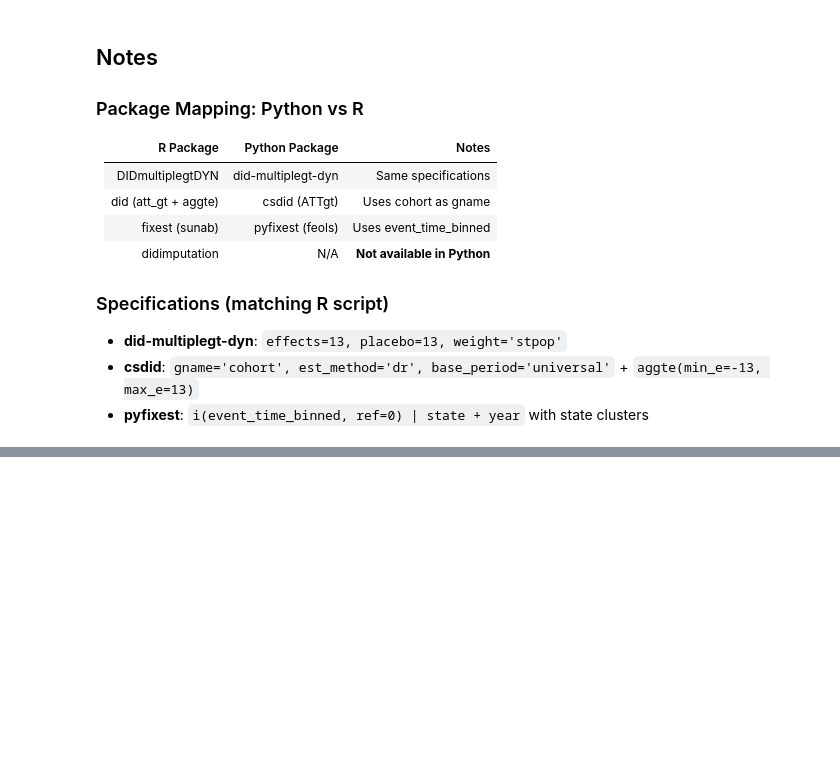
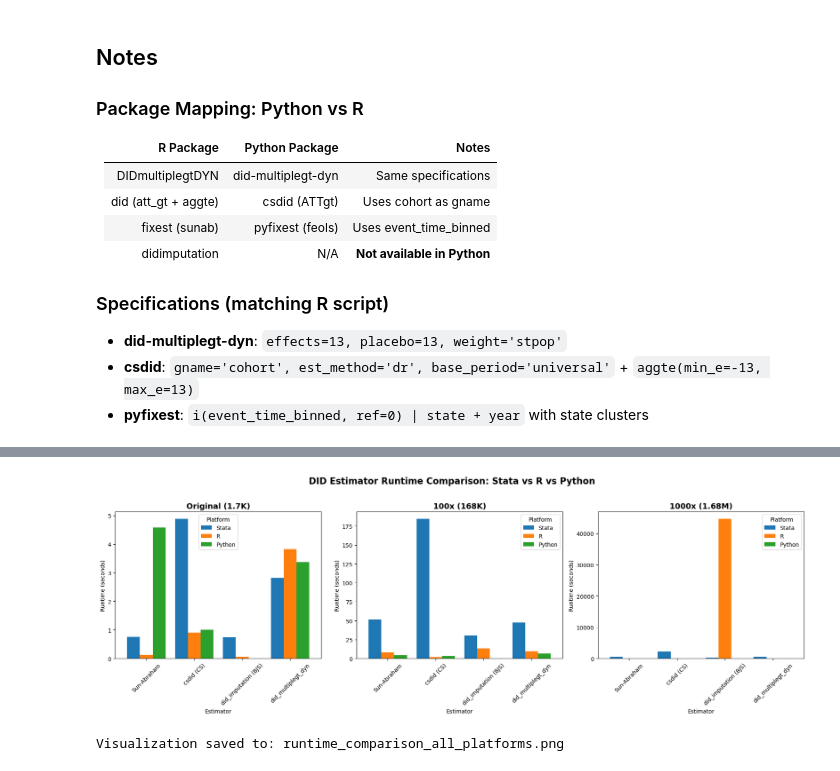
Before and after one commit to anzonyquispe/diff_diff_test, a Jupyter notebook: CX/benchmark_wolfers_python.ipynb, the cells around one changed output, grey strips where cells are left out. Saved outputs shown, nothing was run; the diff lists cells and outputs as text; code cells hidden in the pictures; blank space fills up the shorter version.

```diff
--- a/CX/benchmark_wolfers_python.ipynb
+++ b/CX/benchmark_wolfers_python.ipynb
@@ -651,0 +852,40 @@ Visualization saved to: benchmark_python_results.png
+# %%
+# Visualization: Runtime comparison across platforms
+if len(all_results) > 0 and len(completed) > 0:
+    fig, axes = plt.subplots(1, 3, figsize=(18, 6))
+
+    scenarios = ['Original (1.7K)', '100x (168K)', '1000x (1.68M)']
+
+    for idx, scenario in enumerate(scenarios):
+        ax = axes[idx]
+        scenario_data = completed[completed['scenario'] == scenario]
+
+        if len(scenario_data) > 0:
+            # Create grouped bar plot
+            pivot = scenario_data.pivot_table(
+                values='time_seconds',
+                index='package_std',
+                columns='platform',
+                aggfunc='first'
+            )
+            # Reorder columns
+            pivot = pivot[['Stata', 'R', 'Python'] if all(c in pivot.columns for c in ['Stata', 'R', 'Python']) else pivot.columns]
+            pivot.plot(kind='bar', ax=ax, width=0.8)
+            ax.set_title(f'{scenario}', fontsize=14, fontweight='bold')
+            ax.set_xlabel('Estimator')
+            ax.set_ylabel('Runtime (seconds)')
+            ax.legend(title='Platform')
+            ax.tick_params(axis='x', rotation=45)
+        else:
+            ax.text(0.5, 0.5, 'No data', ha='center', va='center', transform=ax.transAxes)
+            ax.set_title(f'{scenario}')
+
+    plt.suptitle('DID Estimator Runtime Comparison: Stata vs R vs Python', fontsize=16, fontweight='bold', y=1.02)
+    plt.tight_layout()
+    plt.savefig('runtime_comparison_all_platforms.png', dpi=150, bbox_inches='tight')
+    plt.show()
+
+    print("\nVisualization saved to: runtime_comparison_all_platforms.png")
+# %% [output]
+[figure, added]
+Visualization saved to: runtime_comparison_all_platforms.png
```
Also changed, not shown: parts of 20 cells of this notebook, 9 other files.
